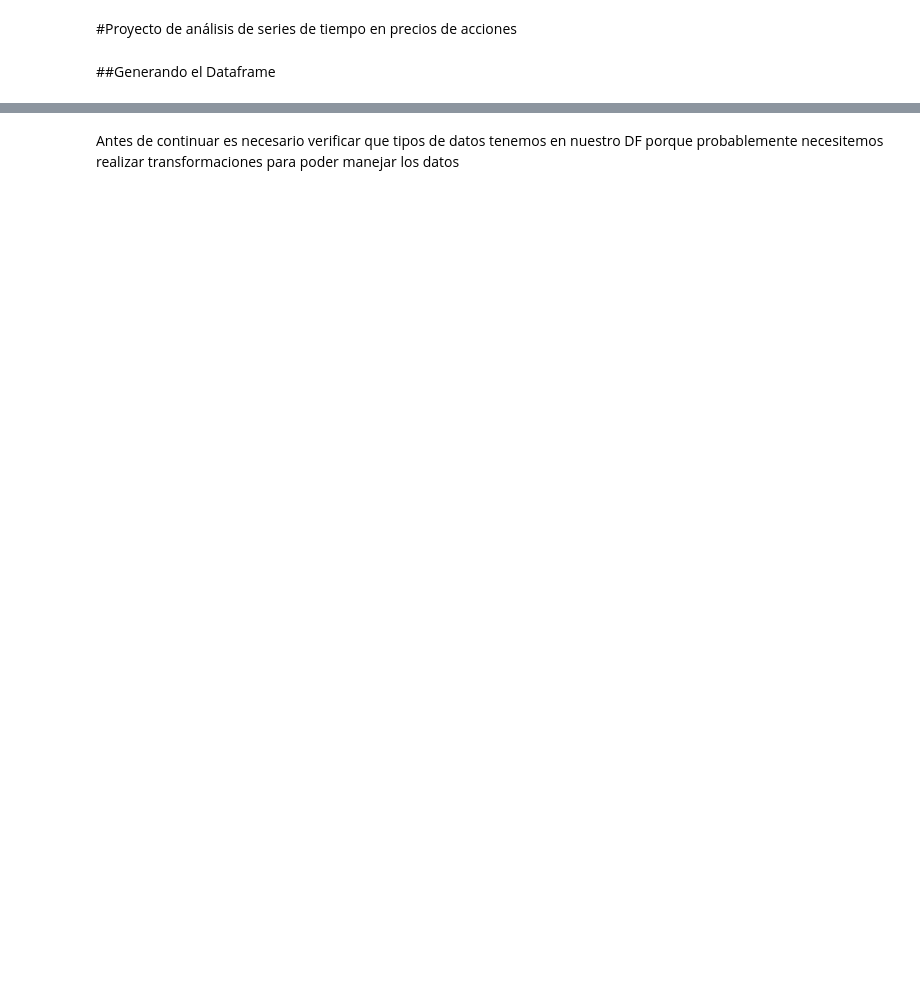
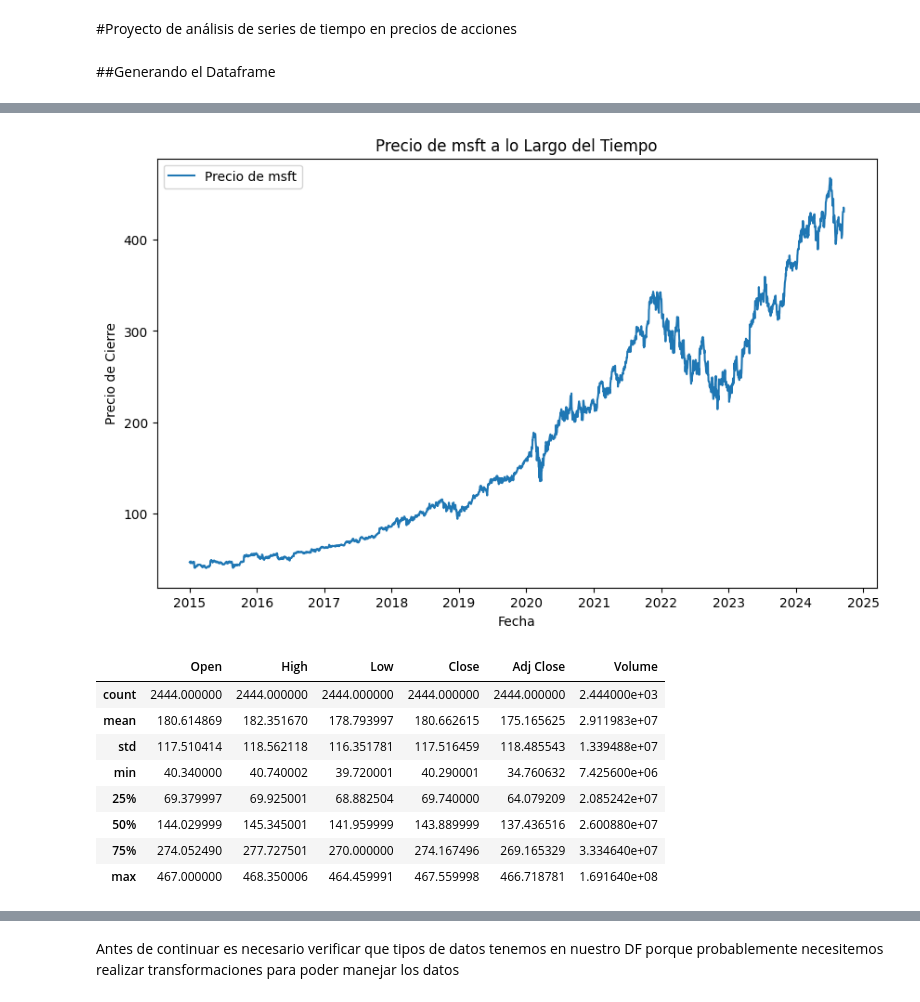
Before and after one commit to datawilly/Analisis_de_series_de_tiempo, a Jupyter notebook: Analisis_de_series_de_tiempo.ipynb, the cells around one changed output, grey strips where cells are left out. Cells and saved outputs as stored; diff of their text form; code cells hidden in the pictures; blank space fills up the shorter version.

```diff
--- a/Analisis_de_series_de_tiempo.ipynb
+++ b/Analisis_de_series_de_tiempo.ipynb
@@ -44,0 +25,4 @@ stock_data
+# %%
+ticker = input("Por favor, ingresa el símbolo de la acción que deseas analizar (por ejemplo: AAPL para Apple): ")
+data = yf.download(ticker, start="2015-01-01", end="2024-09-19")
+data.head()
@@ -44,0 +43,21 @@ stock_data
+# %%
+plt.figure(figsize=(10,6))
+plt.plot(data.index, data['Close'], label=f'Precio de {ticker}')
+plt.title(f'Precio de {ticker} a lo Largo del Tiempo')
+plt.xlabel('Fecha')
+plt.ylabel('Precio de Cierre')
+plt.legend()
+plt.show()
+
+data.describe()
+# %% [output]
+[figure, added]
+|  | Open | High | Low | Close | Adj Close | Volume |
+| count | 2444.000000 | 2444.000000 | 2444.000000 | 2444.000000 | 2444.000000 | 2.444000e+03 |
+| mean | 180.614869 | 182.351670 | 178.793997 | 180.662615 | 175.165625 | 2.911983e+07 |
+| std | 117.510414 | 118.562118 | 116.351781 | 117.516459 | 118.485543 | 1.339488e+07 |
+| min | 40.340000 | 40.740002 | 39.720001 | 40.290001 | 34.760632 | 7.425600e+06 |
+| 25% | 69.379997 | 69.925001 | 68.882504 | 69.740000 | 64.079209 | 2.085242e+07 |
+| 50% | 144.029999 | 145.345001 | 141.959999 | 143.889999 | 137.436516 | 2.600880e+07 |
+| 75% | 274.052490 | 277.727501 | 270.000000 | 274.167496 | 269.165329 | 3.334640e+07 |
+| max | 467.000000 | 468.350006 | 464.459991 | 467.559998 | 466.718781 | 1.691640e+08 |
```
Also changed, not shown: parts of 48 cells of this notebook.
